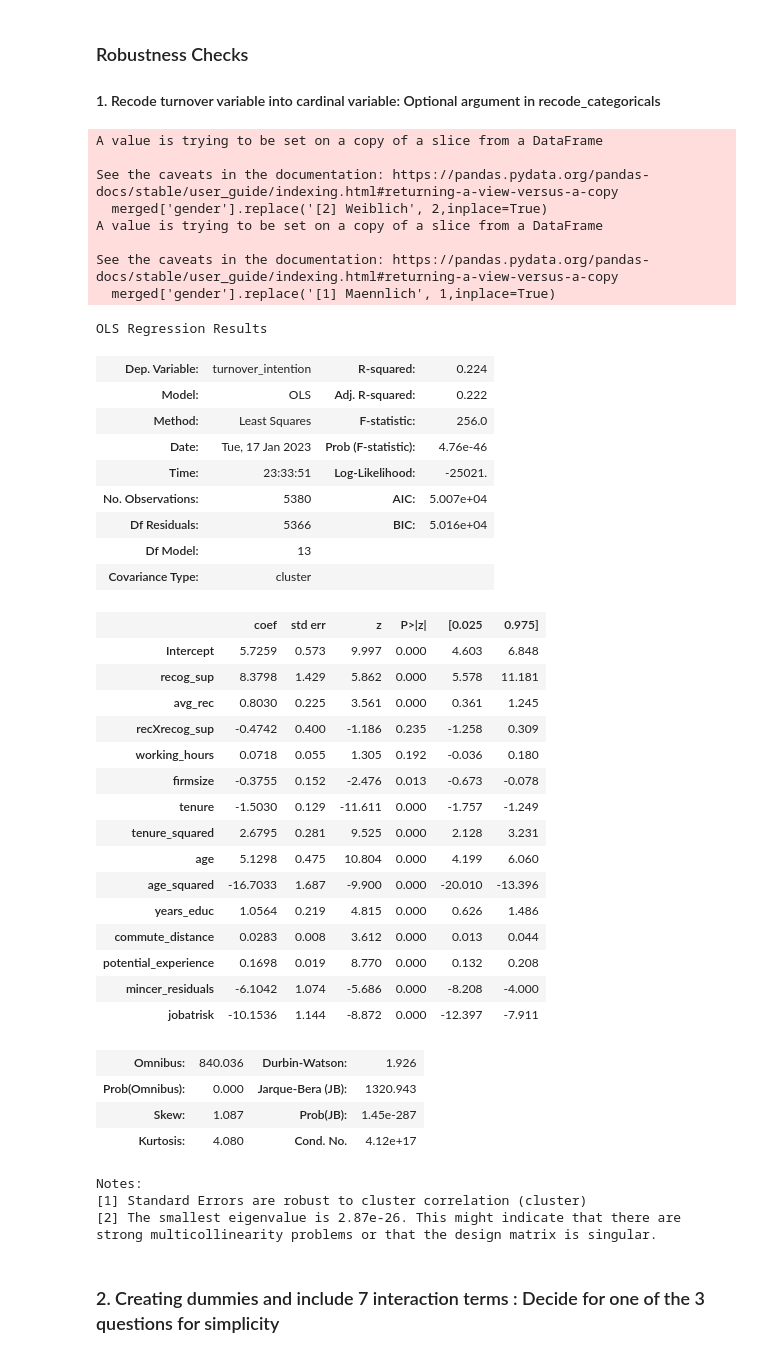
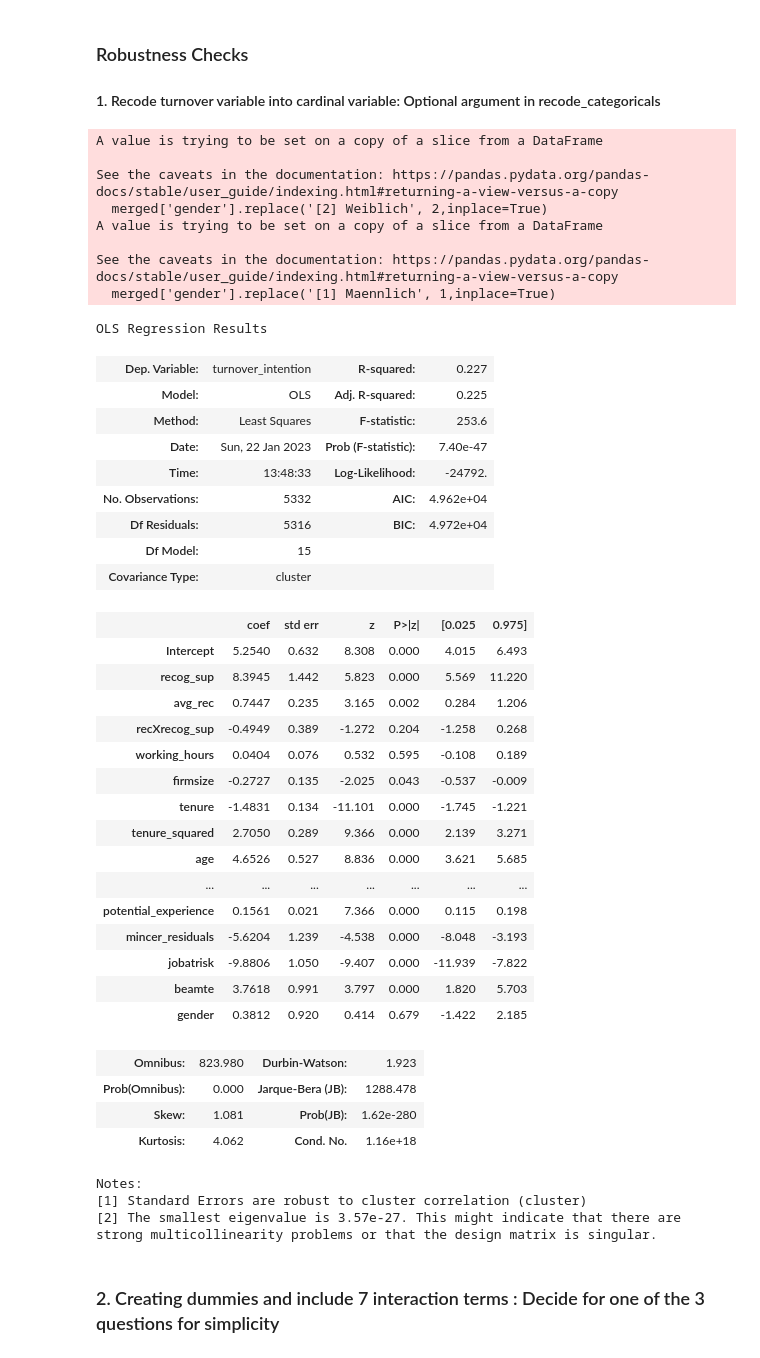
Before and after one commit to maxxxbb/ResearchModule, a Jupyter notebook: src/data_management/FirstRegression.ipynb, the cells around one changed output. Saved outputs shown, nothing was run; the diff lists cells and outputs as text; code cells hidden in the pictures.

```diff
--- a/src/data_management/FirstRegression.ipynb
+++ b/src/data_management/FirstRegression.ipynb
@@ -50,8 +50,8 @@ df_06 = data06.rename(columns={ 'wp43b01': 'recog_sup', 'wp43b02': 'felt_recog_s
 #read in 2007 data
 # here left out 'xp8601' for school degree since we have it in another module also 'xp0102' : 'work_satisfaction' for the beginning
 #for outcome and all controls
-data3= pd.read_stata(file_paths[2], columns=["pid", "hid", "syear", 'xp13101' , 'xp13102', 'xp2701', 'xp7302','xp7202','xp28', 'xp3001' ,  'xp5701' , 'xp0102' , 'xp2702', 'xp149']).set_index(['pid', 'hid'])
-df_07 = data3.rename(columns= {'xp13101':'gender','xp13102': 'year_birth' ,'xp2701': 'turnover_intention' , 'xp7302': 'wage_lastmonth','xp7202': 'overtime','xp28': 'new_job', 'xp3001': 'reason_new_job',  'xp5701' : 'commute_distance' , "xp0102" : "work_satisfaction" , 'xp2702' : "fear_losingjob" , 'xp149' : 'life_satisfaction'})
+data3= pd.read_stata(file_paths[2], columns=["pid", "hid", "syear", 'xp13101' , 'xp13102', 'xp2701', 'xp7302','xp7202','xp28', 'xp3001' ,  'xp5701' , 'xp0102' , 'xp2702', 'xp149' , 'xp40']).set_index(['pid', 'hid'])
+df_07 = data3.rename(columns= {'xp13101':'gender','xp13102': 'year_birth' ,'xp2701': 'turnover_intention' , 'xp7302': 'wage_lastmonth','xp7202': 'overtime','xp28': 'new_job', 'xp3001': 'reason_new_job',  'xp5701' : 'commute_distance' , "xp0102" : "work_satisfaction" , 'xp2702' : "fear_losingjob" , 'xp149' : 'life_satisfaction' , 'xp40' : 'beamte'})
 # %%
 # read in 2007 data from work module
 
@@ -296,6 +296,7 @@ def recode_categoricals(inputdf,rc_cardinal = 0):
     merged['new_job']= merged['new_job'].map(new_job_mapping)
     # recode sector
     merged['sector'] = merged['sector'].map(sector_map)
+    merged['beamte'] = merged['beamte'].map(recog_mapping)
     # recode job satisfaction
     merged['work_satisfaction']= merged['work_satisfaction'].map(satisfaction_mapping)
     merged['life_satisfaction'] = merged['life_satisfaction'].map(satisfaction_mapping)
@@ -352,7 +353,7 @@ def merge_and_clean(df_05,df_06,df_07,work07,rc_cardinal = 0,rc_rec_binary=0):
     recoded["school_degree"] = recoded["school_degree"].map(reversed_mapping_schoold)
     recoded["sector"] = recoded["sector"].map(reversed_mapping_sector)
     # transform binary variables with 1 and 2 into 1 and 0
-    columns_to_transform = ["recog_sup","recog_effort", "recog_pay", "recog_personal" ,"gender", "turnover_intention", "new_job" , "jobatrisk"]
+    columns_to_transform = ["recog_sup","recog_effort", "recog_pay", "recog_personal" ,"gender", "turnover_intention", "new_job" , "jobatrisk" , "beamte"]
 
     # Iterate over the columns and replace the values 2 with 0
     for col in columns_to_transform:
@@ -543,64 +544,64 @@ df_card.drop(columns=['similar_problems', 'take_revenge', 'insult_back','felt_re
        'recog_personal', 'felt_recog_personal', 'recog_pay', 'felt_recog_pay', 'year_birth', 'new_job',
        'reason_new_job', 'school_degree','overtime', 'recog_effort','wage_lastmonth','rec1' , 'rec2' , 'rec3' , 'rec4', 'rec5' , 'rec6' , 'rec7' ,'work_satisfaction'], inplace = True)
 # add interaction term
 df_card["recXrecog_sup"] = df_card["recog_sup"] * df_card["avg_rec"]
 # drop missing data in regression dataframe
 df_card.dropna(inplace=True)
 
 import statsmodels.formula.api as smf
 
 # Specify model
-formula_main = 'turnover_intention ~ recog_sup + avg_rec + recXrecog_sup + working_hours + firmsize + tenure + tenure_squared + age + age_squared + years_educ + commute_distance + potential_experience + mincer_residuals + jobatrisk'
+formula_main = 'turnover_intention ~ recog_sup + avg_rec + recXrecog_sup + working_hours + firmsize + tenure + tenure_squared + age + age_squared + years_educ + commute_distance + potential_experience + mincer_residuals + jobatrisk + beamte + gender'
 
 # Fit the regression and cluster on the sector variable
 reg_cardinal = smf.ols(formula_main, data=df_card).fit(cov_type='cluster', cov_kwds={'groups': df_card['sector']})
 
 # Print the regression results
 summary = reg_cardinal.summary()
 #print(summary.as_latex())
 summary
 # %% [output]
 A value is trying to be set on a copy of a slice from a DataFrame
 
 See the caveats in the documentation: https://pandas.pydata.org/pandas-docs/stable/user_guide/indexing.html#returning-a-view-versus-a-copy
   merged['gender'].replace('[2] Weiblich', 2,inplace=True)
 A value is trying to be set on a copy of a slice from a DataFrame
 
 See the caveats in the documentation: https://pandas.pydata.org/pandas-docs/stable/user_guide/indexing.html#returning-a-view-versus-a-copy
   merged['gender'].replace('[1] Maennlich', 1,inplace=True)
 OLS Regression Results
-| Dep. Variable: | turnover_intention | R-squared: | 0.224 |
-| Model: | OLS | Adj. R-squared: | 0.222 |
-| Method: | Least Squares | F-statistic: | 256.0 |
-| Date: | Tue, 17 Jan 2023 | Prob (F-statistic): | 4.76e-46 |
-| Time: | 23:33:51 | Log-Likelihood: | -25021. |
-| No. Observations: | 5380 | AIC: | 5.007e+04 |
-| Df Residuals: | 5366 | BIC: | 5.016e+04 |
-| Df Model: | 13 |  |  |
+| Dep. Variable: | turnover_intention | R-squared: | 0.227 |
+| Model: | OLS | Adj. R-squared: | 0.225 |
+| Method: | Least Squares | F-statistic: | 253.6 |
+| Date: | Sun, 22 Jan 2023 | Prob (F-statistic): | 7.40e-47 |
+| Time: | 13:48:33 | Log-Likelihood: | -24792. |
+| No. Observations: | 5332 | AIC: | 4.962e+04 |
+| Df Residuals: | 5316 | BIC: | 4.972e+04 |
+| Df Model: | 15 |  |  |
 | Covariance Type: | cluster |  |  |
 |  | coef | std err | z | P>|z| | [0.025 | 0.975] |
-| Intercept | 5.7259 | 0.573 | 9.997 | 0.000 | 4.603 | 6.848 |
-| recog_sup | 8.3798 | 1.429 | 5.862 | 0.000 | 5.578 | 11.181 |
-| avg_rec | 0.8030 | 0.225 | 3.561 | 0.000 | 0.361 | 1.245 |
-| recXrecog_sup | -0.4742 | 0.400 | -1.186 | 0.235 | -1.258 | 0.309 |
-| working_hours | 0.0718 | 0.055 | 1.305 | 0.192 | -0.036 | 0.180 |
-| firmsize | -0.3755 | 0.152 | -2.476 | 0.013 | -0.673 | -0.078 |
-| tenure | -1.5030 | 0.129 | -11.611 | 0.000 | -1.757 | -1.249 |
-| tenure_squared | 2.6795 | 0.281 | 9.525 | 0.000 | 2.128 | 3.231 |
-| age | 5.1298 | 0.475 | 10.804 | 0.000 | 4.199 | 6.060 |
-| age_squared | -16.7033 | 1.687 | -9.900 | 0.000 | -20.010 | -13.396 |
-| years_educ | 1.0564 | 0.219 | 4.815 | 0.000 | 0.626 | 1.486 |
-| commute_distance | 0.0283 | 0.008 | 3.612 | 0.000 | 0.013 | 0.044 |
-| potential_experience | 0.1698 | 0.019 | 8.770 | 0.000 | 0.132 | 0.208 |
-| mincer_residuals | -6.1042 | 1.074 | -5.686 | 0.000 | -8.208 | -4.000 |
-| jobatrisk | -10.1536 | 1.144 | -8.872 | 0.000 | -12.397 | -7.911 |
+| Intercept | 5.2540 | 0.632 | 8.308 | 0.000 | 4.015 | 6.493 |
+| recog_sup | 8.3945 | 1.442 | 5.823 | 0.000 | 5.569 | 11.220 |
+| avg_rec | 0.7447 | 0.235 | 3.165 | 0.002 | 0.284 | 1.206 |
+| recXrecog_sup | -0.4949 | 0.389 | -1.272 | 0.204 | -1.258 | 0.268 |
+| working_hours | 0.0404 | 0.076 | 0.532 | 0.595 | -0.108 | 0.189 |
+| firmsize | -0.2727 | 0.135 | -2.025 | 0.043 | -0.537 | -0.009 |
+| tenure | -1.4831 | 0.134 | -11.101 | 0.000 | -1.745 | -1.221 |
+| tenure_squared | 2.7050 | 0.289 | 9.366 | 0.000 | 2.139 | 3.271 |
+| age | 4.6526 | 0.527 | 8.836 | 0.000 | 3.621 | 5.685 |
+| ... | ... | ... | ... | ... | ... | ... |
+| potential_experience | 0.1561 | 0.021 | 7.366 | 0.000 | 0.115 | 0.198 |
+| mincer_residuals | -5.6204 | 1.239 | -4.538 | 0.000 | -8.048 | -3.193 |
+| jobatrisk | -9.8806 | 1.050 | -9.407 | 0.000 | -11.939 | -7.822 |
+| beamte | 3.7618 | 0.991 | 3.797 | 0.000 | 1.820 | 5.703 |
+| gender | 0.3812 | 0.920 | 0.414 | 0.679 | -1.422 | 2.185 |
-| Omnibus: | 840.036 | Durbin-Watson: | 1.926 |
-| Prob(Omnibus): | 0.000 | Jarque-Bera (JB): | 1320.943 |
-| Skew: | 1.087 | Prob(JB): | 1.45e-287 |
-| Kurtosis: | 4.080 | Cond. No. | 4.12e+17 |
+| Omnibus: | 823.980 | Durbin-Watson: | 1.923 |
+| Prob(Omnibus): | 0.000 | Jarque-Bera (JB): | 1288.478 |
+| Skew: | 1.081 | Prob(JB): | 1.62e-280 |
+| Kurtosis: | 4.062 | Cond. No. | 1.16e+18 |
 Notes:
 [1] Standard Errors are robust to cluster correlation (cluster)
-[2] The smallest eigenvalue is 2.87e-26. This might indicate that there are
+[2] The smallest eigenvalue is 3.57e-27. This might indicate that there are
 strong multicollinearity problems or that the design matrix is singular.
 # %% [markdown]
 ### 2. Creating dummies and include 7 interaction terms : Decide for one of the 3 questions for simplicity
```
Also changed, not shown: parts of 8 cells of this notebook, 1 other file.
